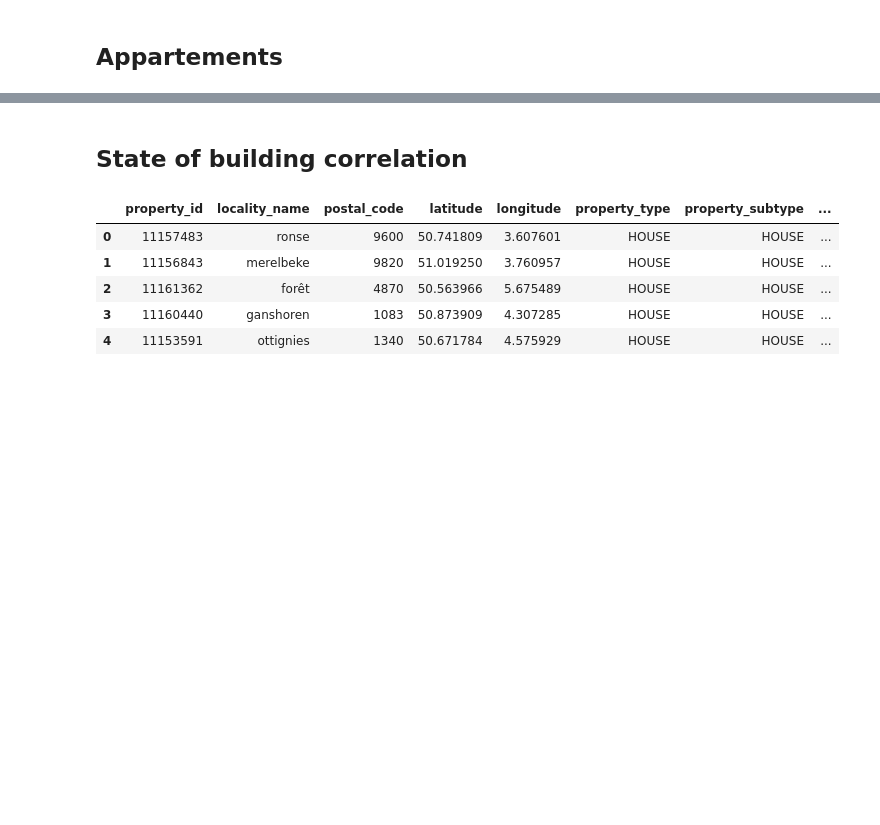
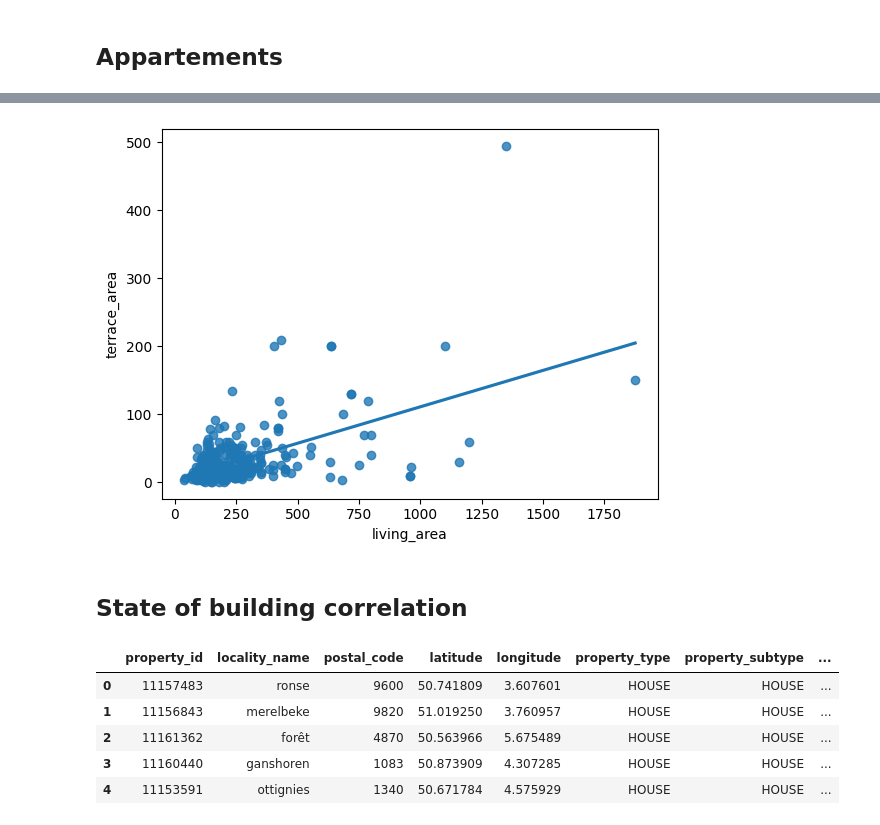
Before and after one commit to NathNacht/immo-eliza-scraping-immozila-Cleaning-EDA, a Jupyter notebook: analyses/sem_anwser.ipynb, the cells around one changed output, grey strips where cells are left out. Saved outputs shown, nothing was run; the diff lists cells and outputs as text; code cells hidden in the pictures; blank space fills up the shorter version.

```diff
--- a/analyses/sem_anwser.ipynb
+++ b/analyses/sem_anwser.ipynb
@@ -115,3 +125,7 @@ sf.regplot(afdf, "price", "terrace_area")
+# %%
+sf.regplot(afdf, "living_area", "terrace_area")
+# %% [output]
+[figure, added]
 # %% [markdown]
 ## State of building correlation
 # %%
```
Also changed, not shown: parts of 17 cells of this notebook, 1 other file.
